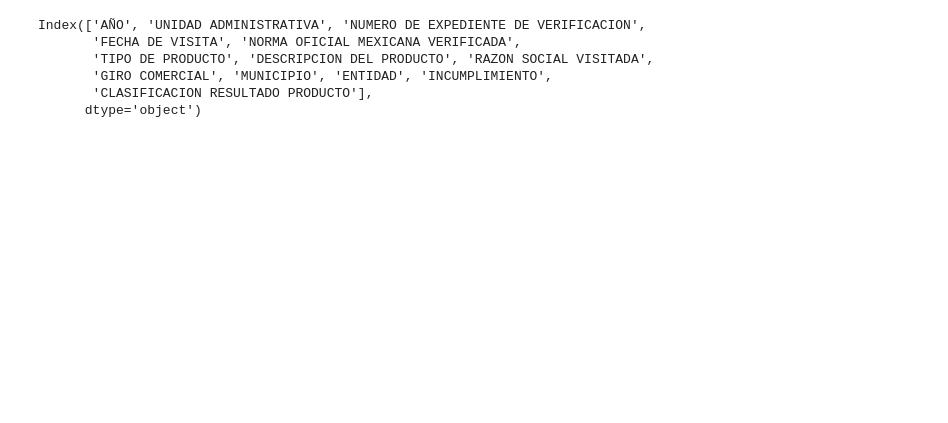
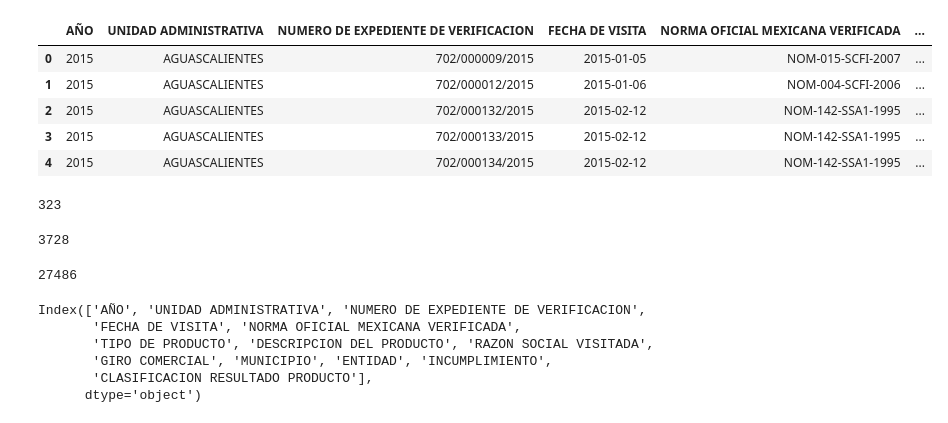
Before and after one commit to Detroxsys/BBDDNE, a Jupyter notebook: Proyecto_IV/test.ipynb, the cells around one changed output. Drawn from its saved outputs; the diff is of its cells as text; code cells hidden in the pictures; blank space fills up the shorter version.

```diff
--- a/Proyecto_IV/test.ipynb
+++ b/Proyecto_IV/test.ipynb
@@ -2,6 +2,27 @@
 import pandas as pd
 # %%
 df = pd.read_csv('PROFECO_2015_vEspecial.csv', encoding='latin1')
+# %%
+df.head()
+# %% [output]
+|  | AÑO | UNIDAD ADMINISTRATIVA | NUMERO DE EXPEDIENTE DE VERIFICACION | FECHA DE VISITA | NORMA OFICIAL MEXICANA VERIFICADA | ... |
+| 0 | 2015 | AGUASCALIENTES | 702/000009/2015 | 2015-01-05 | NOM-015-SCFI-2007 | ... |
+| 1 | 2015 | AGUASCALIENTES | 702/000012/2015 | 2015-01-06 | NOM-004-SCFI-2006 | ... |
+| 2 | 2015 | AGUASCALIENTES | 702/000132/2015 | 2015-02-12 | NOM-142-SSA1-1995 | ... |
+| 3 | 2015 | AGUASCALIENTES | 702/000133/2015 | 2015-02-12 | NOM-142-SSA1-1995 | ... |
+| 4 | 2015 | AGUASCALIENTES | 702/000134/2015 | 2015-02-12 | NOM-142-SSA1-1995 | ... |
+# %%
+len(df['TIPO DE PRODUCTO'].unique())
+# %% [output]
+323
+# %%
+len(df)-len(df['DESCRIPCION DEL PRODUCTO'].unique())
+# %% [output]
+3728
+# %%
+len(df['DESCRIPCION DEL PRODUCTO'].unique())
+# %% [output]
+27486
 # %%
 df.columns
 # %% [output]
```
Also changed, not shown: 4 other files.
